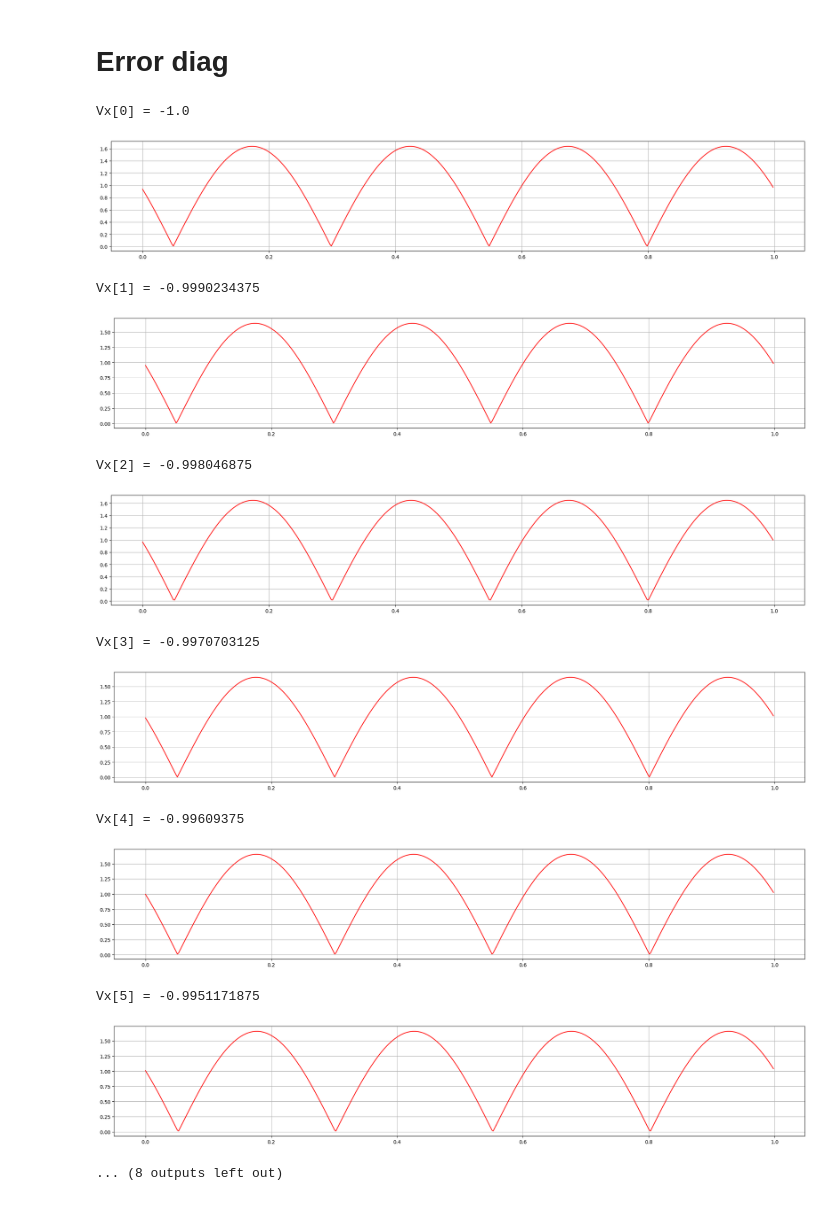
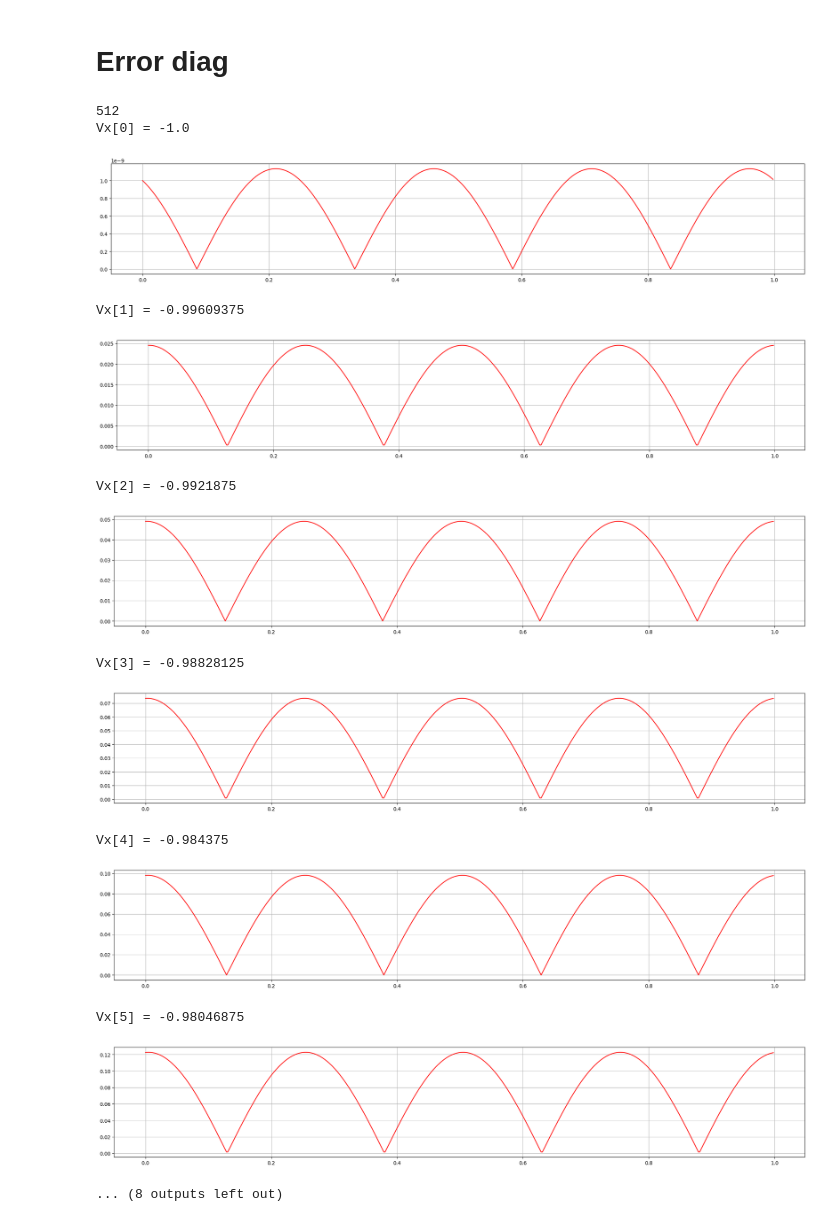
Before and after one commit to Maison-de-la-Simulation/parallel-advection, a Jupyter notebook: benchmark/visualize.ipynb, the cells around one changed output. Cells and saved outputs as stored; diff of their text form; code cells hidden in the pictures.

```diff
--- a/benchmark/visualize.ipynb
+++ b/benchmark/visualize.ipynb
@@ -16,13 +16,18 @@ maxX  = float(config['discretization']['maxRealx'])
 minVx = float(config['discretization']['minRealVx'])
 maxVx = float(config['discretization']['maxRealVx'])
 
+nx = int(config['geometry']['nx'].split(' ')[0])
+nvx = int(config['geometry']['nvx'].split(' ')[0])
+
 df = pd.read_csv("../build/src/solution.log", sep=",", header=None)
 
-dx = (maxX - minX) / len(df.columns)
-dvx = (maxVx - minVx) / len(df)
+dx = (maxX - minX) / nx
+dvx = (maxVx - minVx) / nvx
 
 print(f"\
 nIter : {nIter}\n\
+nx    : {nx}\n\
+nvx   : {nvx}\n\
 dt    : {dt}\n\
 dx    : {dx}\n\
 dVx   : {dvx}\n\
@@ -46,7 +53,7 @@ t = nIter*dt
 x = np.arange(minX, maxX, step=dx)
 
 # for iloc in range(len(df)):
-for iloc in range(10):
+for iloc in range(246, 256):
     currV = minVx + iloc * dvx
     print(f"Vx[{iloc}] = {currV}")
 
@@ -75,30 +82,33 @@ Vx[5] = -0.9951171875
 # %%
 df_err = pd.read_csv("../build/src/error.log", sep=",", header=None)
 
 t = nIter*dt
 x = np.arange(minX, maxX, step=dx)
 
-# for iloc in range(len(df_err)):
-for iloc in range(10):
+print(len(x))
+
+for iloc in range(len(df_err)):
+# for iloc in range(10):
     currV = minVx + iloc * dvx
     print(f"Vx[{iloc}] = {currV}")
 
     plt.figure(figsize=(25,4))
     y = df_err.iloc[iloc]
     plt.plot(x, y, '-r')
     plt.grid()
     plt.show()
 # %% [output]
+512
 Vx[0] = -1.0
-[figure, old version]
+[figure, new version]
-Vx[1] = -0.9990234375
+Vx[1] = -0.99609375
-[figure, old version]
+[figure, new version]
-Vx[2] = -0.998046875
+Vx[2] = -0.9921875
-[figure, old version]
+[figure, new version]
-Vx[3] = -0.9970703125
+Vx[3] = -0.98828125
-[figure, old version]
+[figure, new version]
-Vx[4] = -0.99609375
+Vx[4] = -0.984375
-[figure, old version]
+[figure, new version]
-Vx[5] = -0.9951171875
+Vx[5] = -0.98046875
-[figure, old version]
+[figure, new version]
 ... (8 outputs left out)
```
Also changed, not shown: parts of 2 cells of this notebook, 9 other files.
